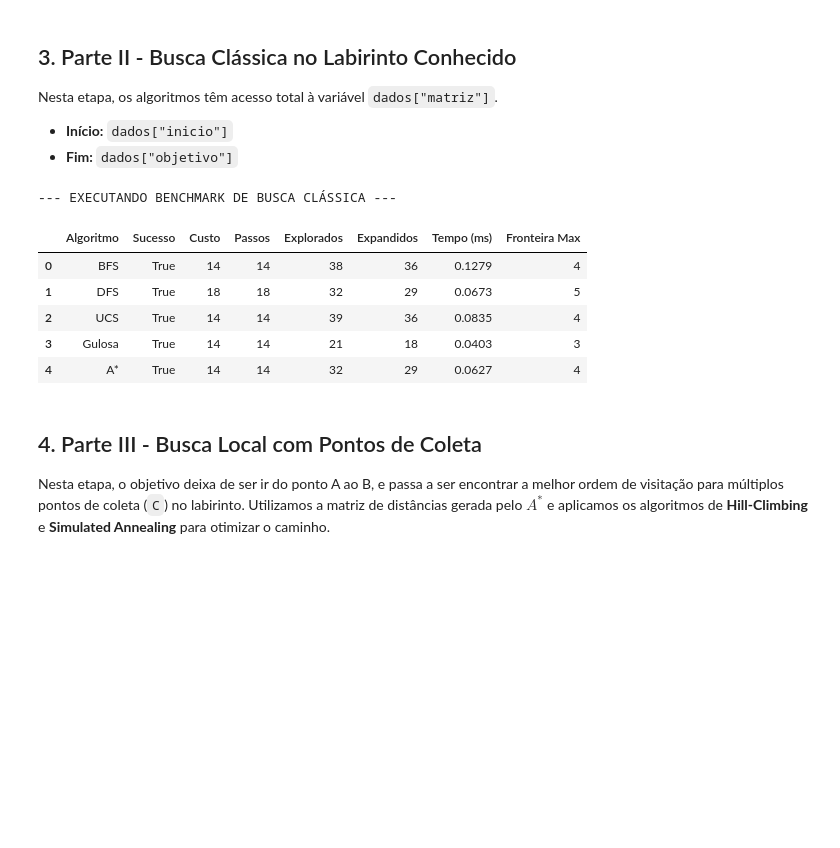
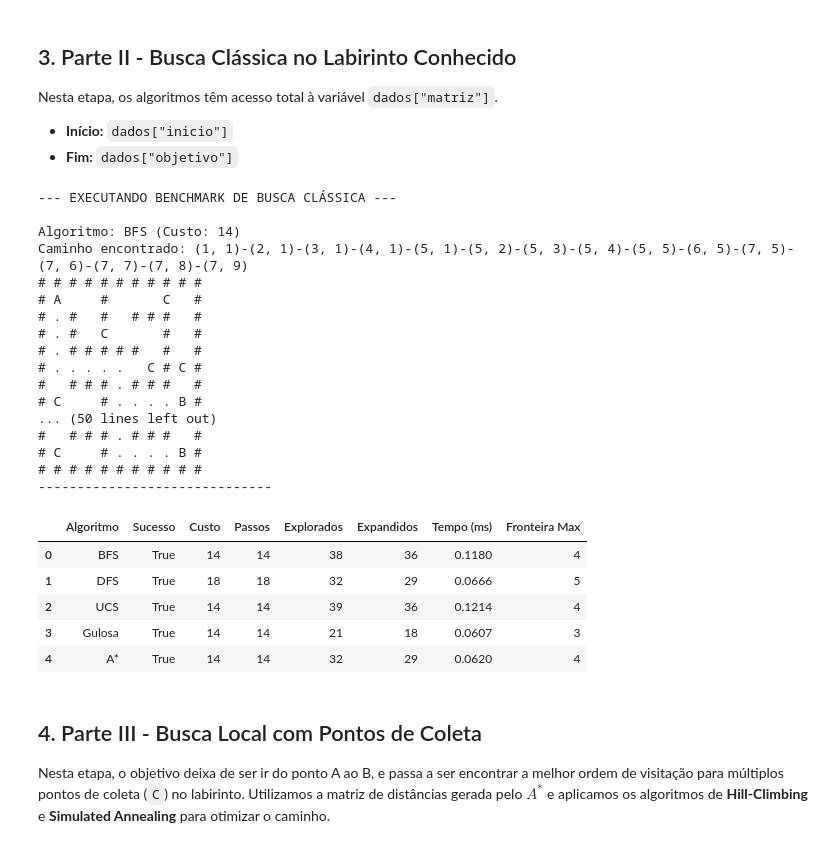
Before and after one commit to cgiestas/agente-labirinto, a Jupyter notebook: leitor_mapa.ipynb, the cells around one changed output. Cells and saved outputs as stored; diff of their text form; code cells hidden in the pictures; blank space fills up the shorter version.

Commit message:
adição de visualização de caminho da busca clássica e arquivo de uso_ia

```diff
--- a/leitor_mapa.ipynb
+++ b/leitor_mapa.ipynb
@@ -23,6 +23,7 @@ Abaixo está a função responsável por ler o arquivo de texto do labirinto (ou
 %load_ext autoreload
 %autoreload 2
 import os
+import copy
 
 def interpretar_labirinto(alvo):
     """
@@ -77,6 +78,34 @@ def exibir_labirinto(matriz):
     """Função auxiliar para plotar o labirinto bonitinho no terminal do Jupyter"""
     for linha in matriz:
         print(" ".join(linha))
+
+#para visualizar busca clássica
+import copy
+
+def exibir_caminho(matriz, caminho):
+    """Faz uma cópia do mapa original, exibe o caminho formatado e desenha o rastro"""
+    # Usamos deepcopy para não estragar a matriz original do 'dados'
+    matriz_visual = copy.deepcopy(matriz)
+
+    # Se o caminho existir, formata e exibe no estilo x-x-x-x
+    if caminho:
+        # Transforma cada tupla (i, j) em string "(i,j)" e junta com hífen "-"
+        caminho_formatado = "-".join([str(ponto) for ponto in caminho])
+        print(f"Caminho encontrado: {caminho_formatado}")
+
+        # Desenha o rastro no mapa
+        for (i, j) in caminho:
+            # Só desenha o rastro onde é espaço vazio.
+            # Isso evita apagar o 'A', 'B', 'C' e as paredes '#'
+            if matriz_visual[i][j] not in ['A', 'B', 'C', '#']:
+                matriz_visual[i][j] = '.'  # O rastro do agente
+    else:
+        print("Caminho encontrado: -")
+
+    # Imprime o mapa resultante logo abaixo do texto do caminho
+    for linha in matriz_visual:
+        print(" ".join(linha))
+    print("-" * 30) # Linha divisória para separar os algoritmos
 # %% [output]
 The autoreload extension is already loaded. To reload it, use:
   %reload_ext autoreload
@@ -141,38 +170,58 @@ linhas_tabela = []
 print("--- EXECUTANDO BENCHMARK DE BUSCA CLÁSSICA ---")
 
 for nome, fronteira_algo in fabrica_algoritmos.items():
     # Medição precisa de tempo usando timer de alta resolução
     tempo_inicio = time.perf_counter()
     resultado = executar_busca_classica(dados, fronteira_algo)
     tempo_fim = time.perf_counter()
 
     duracao_ms = (tempo_fim - tempo_inicio) * 1000
 
+    if resultado["sucesso"]:
+        print(f"\nAlgoritmo: {nome} (Custo: {resultado['custo']})")
+        exibir_caminho(dados["matriz"], resultado["caminho"])
+
     linhas_tabela.append({
         "Algoritmo": nome,
         "Sucesso": resultado["sucesso"],
         "Custo": resultado.get("custo", "-"),
         "Passos": resultado.get("passos", "-"),
         "Explorados": resultado.get("explorados", "-"),
         "Expandidos": resultado.get("expandidos", "-"),
         "Tempo (ms)": round(duracao_ms, 4),
         "Fronteira Max": resultado.get("fronteira_max", "-")
     })
 
 # Transforma em DataFrame para exibição profissional no Jupyter Notebook
 df_resultados = pd.DataFrame(linhas_tabela)
 display(df_resultados)
 
 # Salva opcionalmente em CSV para cumprir os entregáveis finais do projeto!
 # df_resultados.to_csv("resultados_busca_classica.csv", index=False)
 # %% [output]
 --- EXECUTANDO BENCHMARK DE BUSCA CLÁSSICA ---
+
+Algoritmo: BFS (Custo: 14)
+Caminho encontrado: (1, 1)-(2, 1)-(3, 1)-(4, 1)-(5, 1)-(5, 2)-(5, 3)-(5, 4)-(5, 5)-(6, 5)-(7, 5)-(7, 6)-(7, 7)-(7, 8)-(7, 9)
+# # # # # # # # # # #
+# A     #       C   #
+# . #   #   # # #   #
+# . #   C       #   #
+# . # # # # #   #   #
+# . . . . .   C # C #
+#   # # # . # # #   #
+# C     # . . . . B #
+... (50 lines left out)
+#   # # # . # # #   #
+# C     # . . . . B #
+# # # # # # # # # # #
+------------------------------
 |  | Algoritmo | Sucesso | Custo | Passos | Explorados | Expandidos | Tempo (ms) | Fronteira Max |
-| 0 | BFS | True | 14 | 14 | 38 | 36 | 0.1279 | 4 |
-| 1 | DFS | True | 18 | 18 | 32 | 29 | 0.0673 | 5 |
-| 2 | UCS | True | 14 | 14 | 39 | 36 | 0.0835 | 4 |
-| 3 | Gulosa | True | 14 | 14 | 21 | 18 | 0.0403 | 3 |
-| 4 | A* | True | 14 | 14 | 32 | 29 | 0.0627 | 4 |
+| 0 | BFS | True | 14 | 14 | 38 | 36 | 0.1180 | 4 |
+| 1 | DFS | True | 18 | 18 | 32 | 29 | 0.0666 | 5 |
+| 2 | UCS | True | 14 | 14 | 39 | 36 | 0.1214 | 4 |
+| 3 | Gulosa | True | 14 | 14 | 21 | 18 | 0.0607 | 3 |
+| 4 | A* | True | 14 | 14 | 32 | 29 | 0.0620 | 4 |
 # %% [markdown]
 ## 4. Parte III - Busca Local com Pontos de Coleta
 
```
Also changed, not shown: 1 other file.
